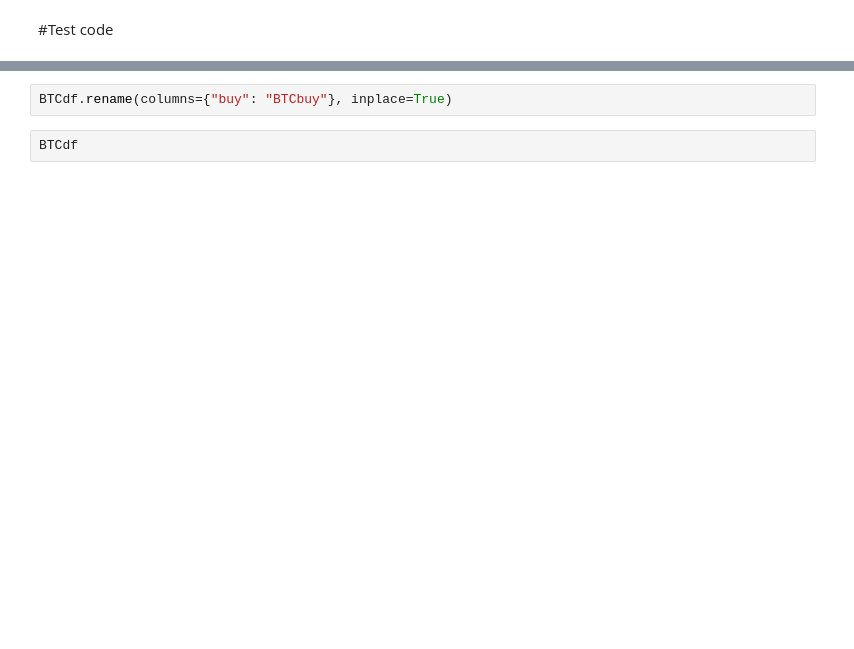
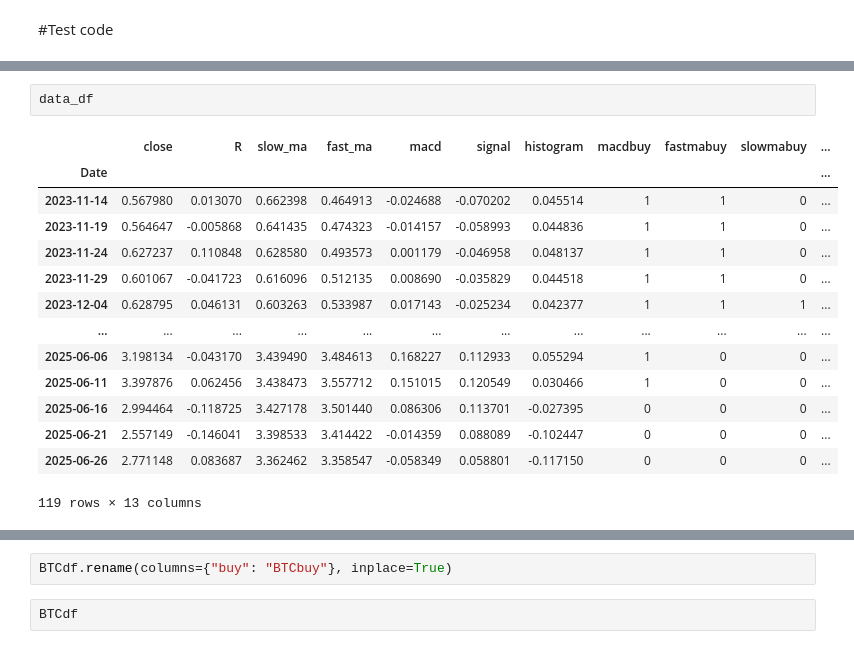
Before and after one commit to GalindoD/Backtesting_crypto, a Jupyter notebook: Backtester_Python.ipynb, the cells around one changed output, grey strips where cells are left out. Saved outputs shown, nothing was run; the diff lists cells and outputs as text; blank space fills up the shorter version.

```diff
--- a/Backtester_Python.ipynb
+++ b/Backtester_Python.ipynb
@@ -608 +582,18 @@ SOLdf
+# %%
+data_df
+# %% [output]
+|  | close | R | slow_ma | fast_ma | macd | signal | histogram | macdbuy | fastmabuy | slowmabuy | ... |
+| Date |  |  |  |  |  |  |  |  |  |  | ... |
+| 2023-11-14 | 0.567980 | 0.013070 | 0.662398 | 0.464913 | -0.024688 | -0.070202 | 0.045514 | 1 | 1 | 0 | ... |
+| 2023-11-19 | 0.564647 | -0.005868 | 0.641435 | 0.474323 | -0.014157 | -0.058993 | 0.044836 | 1 | 1 | 0 | ... |
+| 2023-11-24 | 0.627237 | 0.110848 | 0.628580 | 0.493573 | 0.001179 | -0.046958 | 0.048137 | 1 | 1 | 0 | ... |
+| 2023-11-29 | 0.601067 | -0.041723 | 0.616096 | 0.512135 | 0.008690 | -0.035829 | 0.044518 | 1 | 1 | 0 | ... |
+| 2023-12-04 | 0.628795 | 0.046131 | 0.603263 | 0.533987 | 0.017143 | -0.025234 | 0.042377 | 1 | 1 | 1 | ... |
+| ... | ... | ... | ... | ... | ... | ... | ... | ... | ... | ... | ... |
+| 2025-06-06 | 3.198134 | -0.043170 | 3.439490 | 3.484613 | 0.168227 | 0.112933 | 0.055294 | 1 | 0 | 0 | ... |
+| 2025-06-11 | 3.397876 | 0.062456 | 3.438473 | 3.557712 | 0.151015 | 0.120549 | 0.030466 | 1 | 0 | 0 | ... |
+| 2025-06-16 | 2.994464 | -0.118725 | 3.427178 | 3.501440 | 0.086306 | 0.113701 | -0.027395 | 0 | 0 | 0 | ... |
+| 2025-06-21 | 2.557149 | -0.146041 | 3.398533 | 3.414422 | -0.014359 | 0.088089 | -0.102447 | 0 | 0 | 0 | ... |
+| 2025-06-26 | 2.771148 | 0.083687 | 3.362462 | 3.358547 | -0.058349 | 0.058801 | -0.117150 | 0 | 0 | 0 | ... |
+119 rows × 13 columns
 # %%
```
Also changed, not shown: parts of 24 cells of this notebook.
